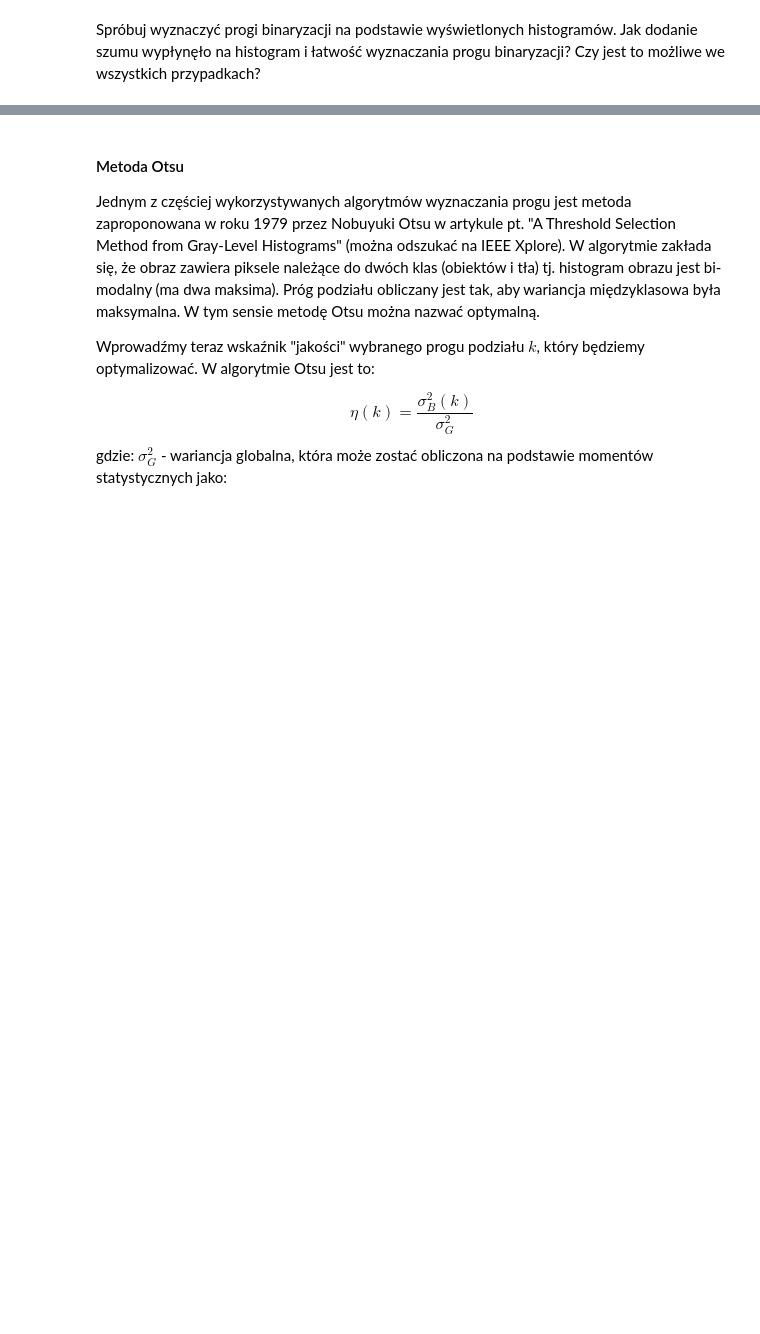
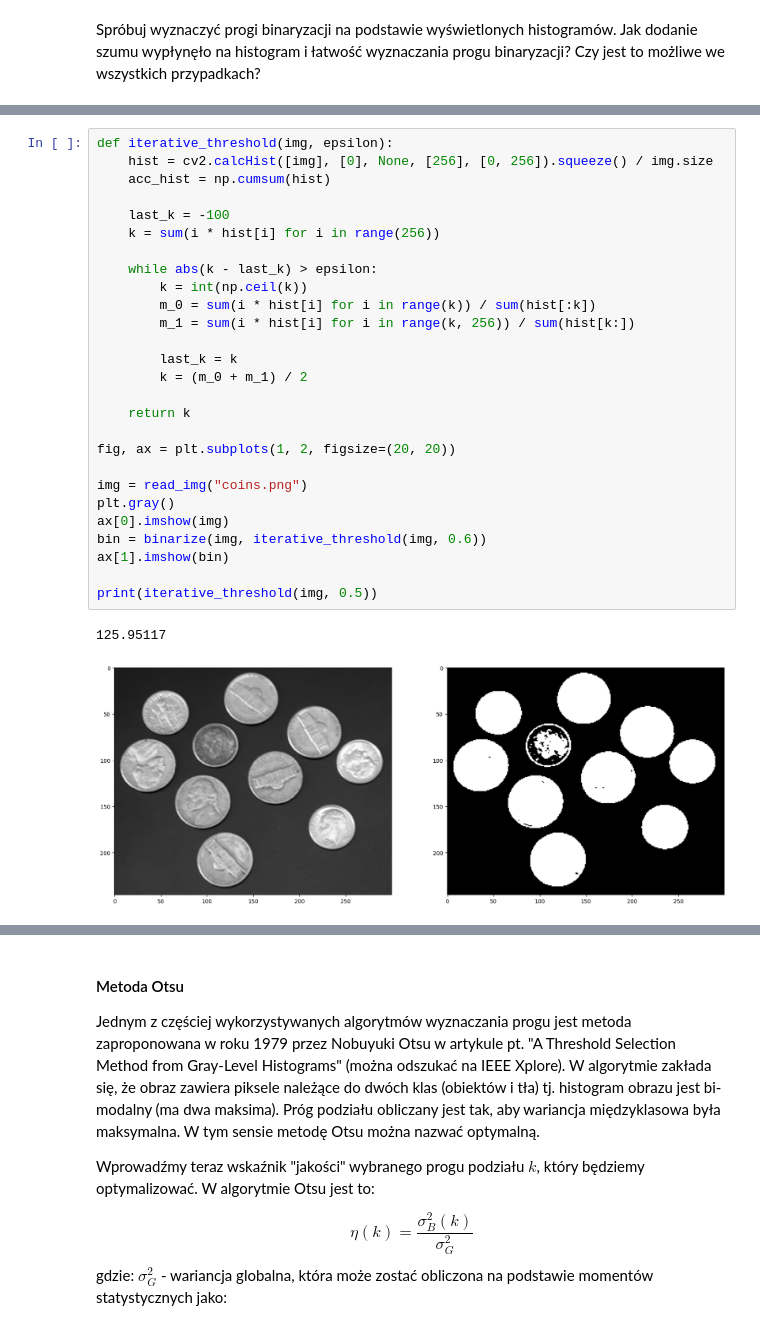
Before and after one commit to krudny/Image-processing, a Jupyter notebook: Lab4-binarization/04_thresholding.ipynb, the cells around one changed output, grey strips where cells are left out. Drawn from its saved outputs; the diff is of its cells as text; blank space fills up the shorter version.

Commit message:
Iterative threshold

```diff
--- a/Lab4-binarization/04_thresholding.ipynb
+++ b/Lab4-binarization/04_thresholding.ipynb
@@ -244,0 +244,30 @@ m_G = \sum_{i=0}^{L-1} ip_i
+# %%
+def iterative_threshold(img, epsilon):
+    hist = cv2.calcHist([img], [0], None, [256], [0, 256]).squeeze() / img.size
+    acc_hist = np.cumsum(hist)
+
+    last_k = -100
+    k = sum(i * hist[i] for i in range(256))
+
+    while abs(k - last_k) > epsilon:
+        k = int(np.ceil(k))
+        m_0 = sum(i * hist[i] for i in range(k)) / sum(hist[:k])
+        m_1 = sum(i * hist[i] for i in range(k, 256)) / sum(hist[k:])
+
+        last_k = k
+        k = (m_0 + m_1) / 2
+
+    return k
+
+fig, ax = plt.subplots(1, 2, figsize=(20, 20))
+
+img = read_img("coins.png")
+plt.gray()
+ax[0].imshow(img)
+bin = binarize(img, iterative_threshold(img, 0.6))
+ax[1].imshow(bin)
+
+print(iterative_threshold(img, 0.5))
+# %% [output]
+125.95117
+[figure, added]
```
Also changed, not shown: parts of 4 cells of this notebook.
